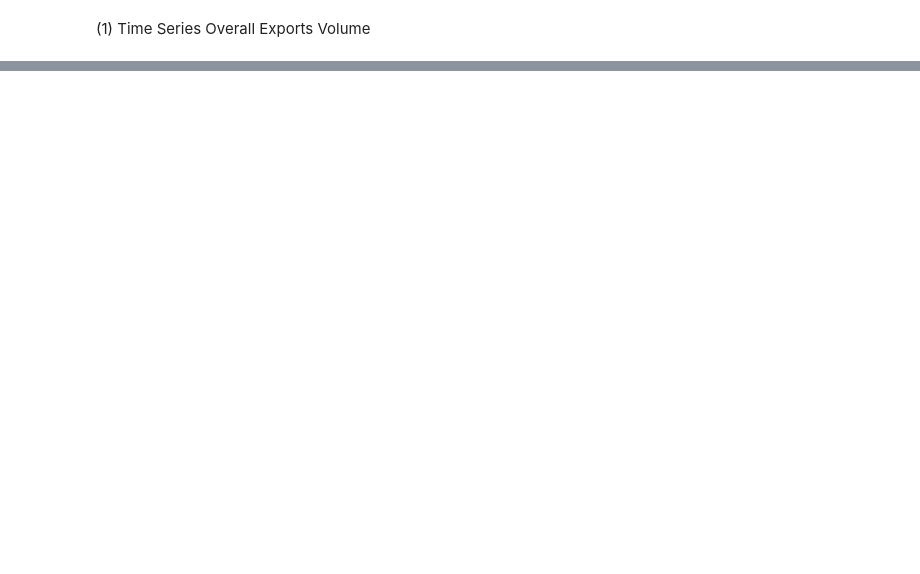
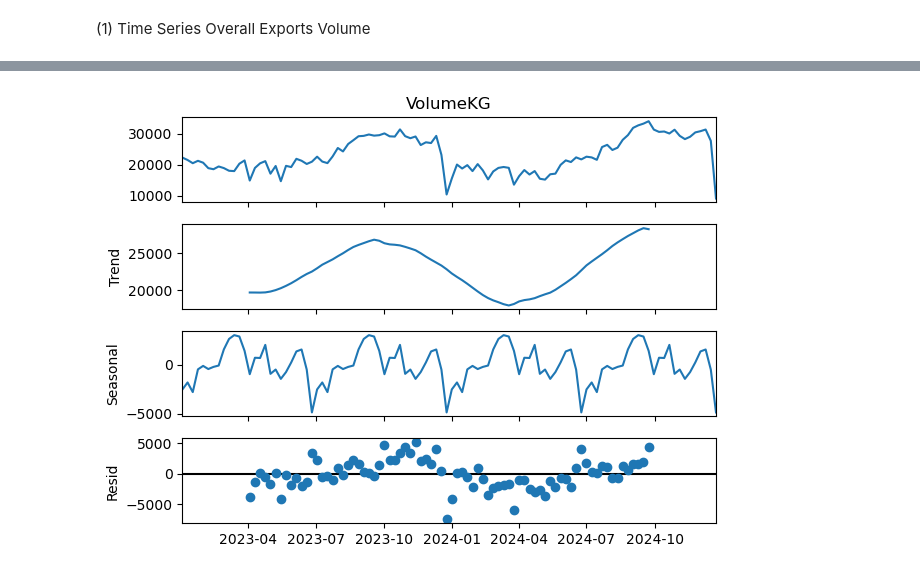
Before and after one commit to robert-pinochetg/time-series-analysis, a Jupyter notebook: 01-norway-exports-eda.ipynb, the cells around one changed output, grey strips where cells are left out. Drawn from its saved outputs; the diff is of its cells as text; code cells hidden in the pictures; blank space fills up the shorter version.

Commit message:
time series decomposition done

```diff
--- a/01-norway-exports-eda.ipynb
+++ b/01-norway-exports-eda.ipynb
@@ -45,0 +67,17 @@ plt.show()
+# %%
+df_norway_exports_2023_2024 = df_norway_exports.loc[df_norway_exports['Year'].isin([2023, 2024])]
+df_norway_exports_2023_2024 = df_norway_exports_2023_2024.groupby(
+                                                                    by=['Year', 'Week'], as_index=False
+).agg(
+        VolumeKG = ('Volume (KG)', 'sum')
+).sort_values(by=['Year', 'Week'], ascending=True)
+
+df_norway_exports_2023_2024['year_week_date'] = pd.to_datetime(
+                                                                df_norway_exports_2023_2024['Year'].astype(str)
+                                                                +
+                                                                df_norway_exports_2023_2024['Week'].astype(str).str.zfill(2)
+                                                                + '1',
+                                                                format='%G%V%u')
+
+df_volumes = df_norway_exports_2023_2024.set_index('year_week_date')
+df_volumes = df_volumes['VolumeKG']
@@ -45,0 +90,6 @@ plt.show()
+# %%
+additive_decomposition = seasonal_decompose(df_volumes, model='additive', period=26)
+additive_decomposition.plot()
+plt.show()
+# %% [output]
+[figure, added]
```
Also changed, not shown: parts of 10 cells of this notebook, 1 other file.
